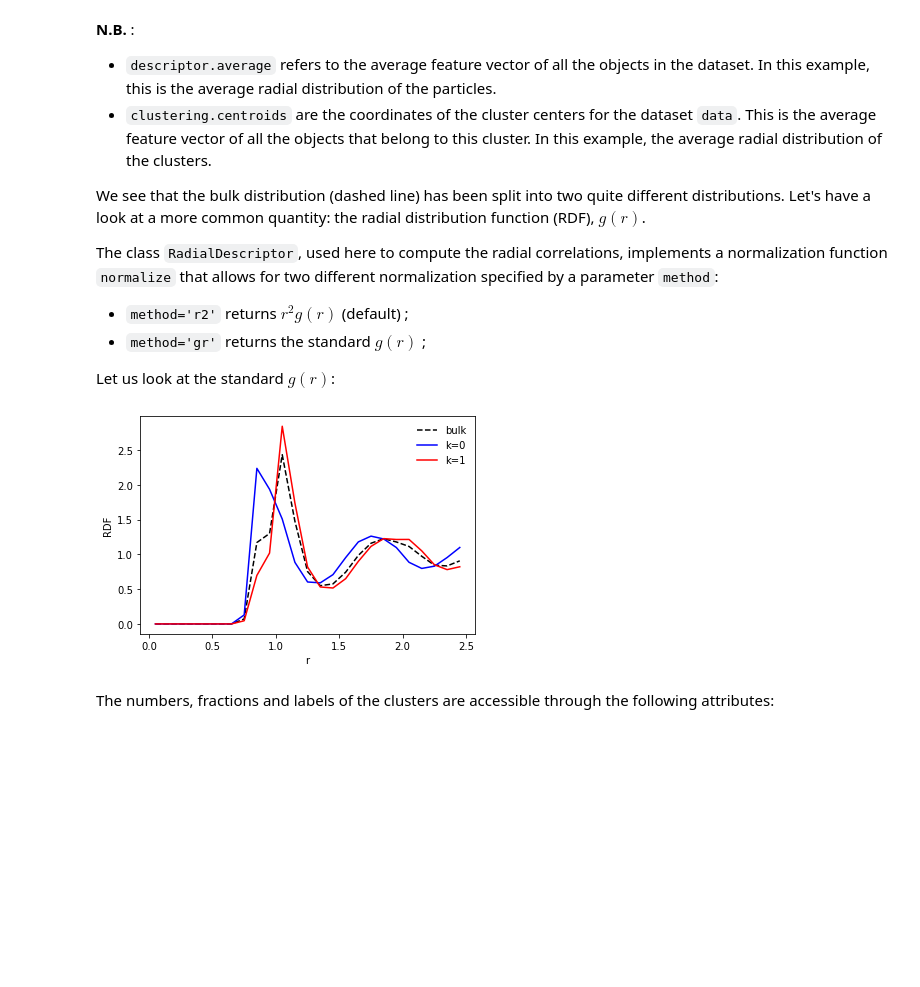
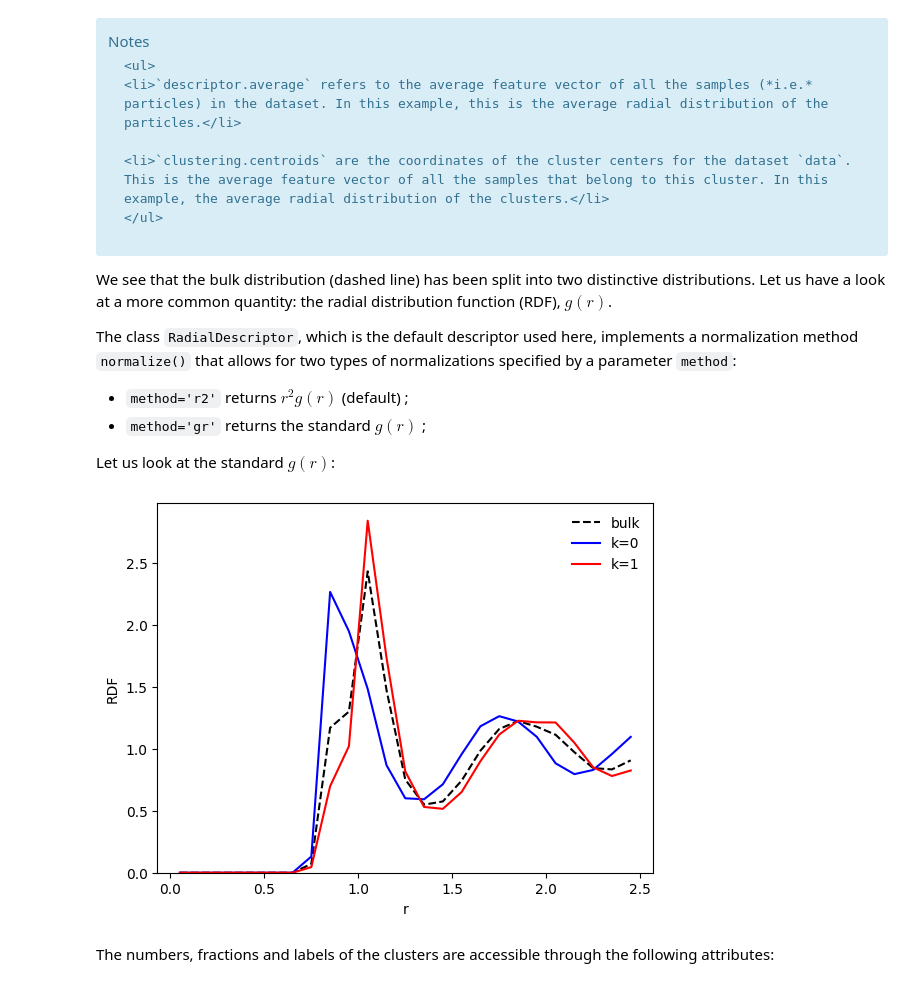
Before and after one commit to jorisparet/partycls, a Jupyter notebook: docs/tutorials/notebooks/2_workflow.ipynb, the cells around one changed output. Cells and saved outputs as stored; diff of their text form; code cells hidden in the pictures; blank space fills up the shorter version.

```diff
--- a/docs/tutorials/notebooks/2_workflow.ipynb
+++ b/docs/tutorials/notebooks/2_workflow.ipynb
@@ -50,31 +130,39 @@ plt.show()
 # %% [markdown]
-**N.B.** :
-* `descriptor.average` refers to the average feature vector of all the objects in the dataset. In this example, this is the average radial distribution of the particles.
-* `clustering.centroids` are the coordinates of the cluster centers for the dataset `data`. This is the average feature vector of all the objects that belong to this cluster. In this example, the average radial distribution of the clusters.
+<div class="alert alert-info">
+    Notes
 
-We see that the bulk distribution (dashed line) has been split into two quite different distributions. Let's have a look at a more common quantity: the radial distribution function (RDF), $g(r)$.
+    <ul>
+    <li>`descriptor.average` refers to the average feature vector of all the samples (*i.e.* particles) in the dataset. In this example, this is the average radial distribution of the particles.</li>
 
-The class `RadialDescriptor`, used here to compute the radial correlations, implements a normalization function `normalize` that allows for two different normalization specified by a parameter `method`:
+    <li>`clustering.centroids` are the coordinates of the cluster centers for the dataset `data`. This is the average feature vector of all the samples that belong to this cluster. In this example, the average radial distribution of the clusters.</li>
+    </ul>
+</div>
+
+We see that the bulk distribution (dashed line) has been split into two distinctive distributions. Let us have a look at a more common quantity: the radial distribution function (RDF), $g(r)$.
+
+The class `RadialDescriptor`, which is the default descriptor used here, implements a normalization method `normalize()` that allows for two types of normalizations specified by a parameter `method`:
+
 * `method='r2'` returns $r^2g(r)$ (default) ;
 * `method='gr'` returns the standard $g(r)$ ;
 
 Let us look at the standard $g(r)$:
 # %%
-# normalized g(r)
+# Normalized g(r)
 g_r = wf.descriptor.normalize(p_r, method='gr')
 g0_r = wf.descriptor.normalize(pk_r[0], method='gr')
 g1_r = wf.descriptor.normalize(pk_r[1], method='gr')
 
-# plot normalized g(r)
+# Plot normalized g(r)
 plt.plot(r, g_r, c='k', ls='--', label='bulk')
 plt.plot(r, g0_r, c='b', label='k=0')
 plt.plot(r, g1_r, c='r', label='k=1')
 plt.xlabel('r')
 plt.ylabel('RDF')
+plt.ylim(bottom=0)
 plt.legend(frameon=False)
 plt.show()
 # %% [output]
-[figure, old version]
+[figure, new version]
 # %% [markdown]
 The numbers, fractions and labels of the clusters are accessible through the following attributes:
 # %%
```
Also changed, not shown: parts of 31 cells of this notebook, 1 other file.
